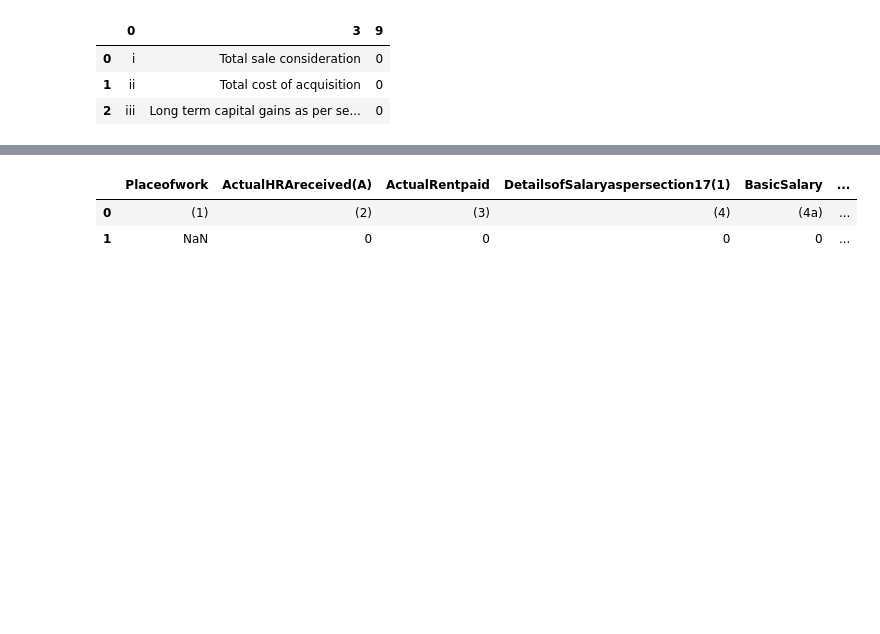
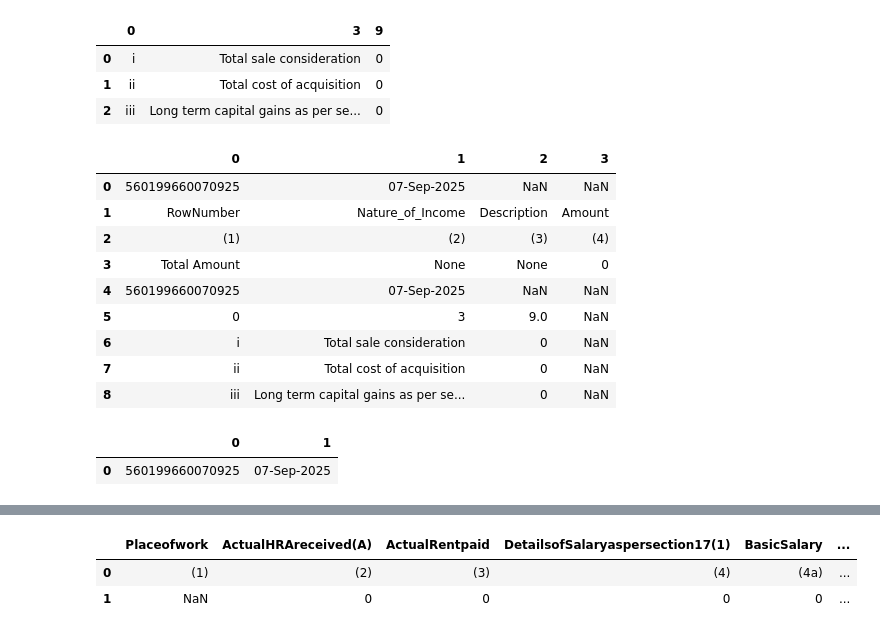
Before and after one commit to PlutoSenthil/fun-pdf-to-excel, a Jupyter notebook: main itr.ipynb, the cells around one changed output, grey strips where cells are left out. Drawn from its saved outputs; the diff is of its cells as text; code cells hidden in the pictures; blank space fills up the shorter version.

```diff
--- a/main itr.ipynb
+++ b/main itr.ipynb
@@ -83,6 +83,43 @@ display(df_LTCG112A)
 | 0 | i | Total sale consideration | 0 |
 | 1 | ii | Total cost of acquisition | 0 |
 | 2 | iii | Long term capital gains as per se... | 0 |
+# %%
+def header_to_data_row(df,hdr):
+    header_as_list = df.columns.tolist()
+    new_cols = list(range(len(header_as_list)))
+    header_row_df = pd.DataFrame([header_as_list], columns=new_cols)
+    df.columns = new_cols
+    hdr_row_df = pd.DataFrame([hdr], columns=list(range(len(hdr))))
+    df_processed = pd.concat([hdr_row_df,header_row_df], ignore_index=True)
+    df_processed = pd.concat([df_processed, df.copy()], ignore_index=True)
+    return df_processed
+
+df1 = pd.DataFrame({'Col_A': ['X1', 'X2'], 'Col_B': ['Y1', 'Y2'], 'Col_C': ['Z1', 'Z2']})
+df2 = pd.DataFrame({'Col_A': ['A3', 'A4'], 'Col_Y': ['B3', 'B4'], 'Col_Z': ['C3', 'C4'], 'Col_D': ['D3', 'D4']})
+
+hdr = [itr1.acknowledgement,itr1.dof]
+df_result1 = header_to_data_row(df_EXEMPT_INCOME,hdr)
+df_result2 = header_to_data_row(df_LTCG112A,hdr)
+
+df_final_combined = pd.concat([df_result1, df_result2], ignore_index=True)
+df_final_combined
+# print(df_final_combined.to_markdown(index=False))
+# %% [output]
+|  | 0 | 1 | 2 | 3 |
+| 0 | 560199660070925 | 07-Sep-2025 | NaN | NaN |
+| 1 | RowNumber | Nature_of_Income | Description | Amount |
+| 2 | (1) | (2) | (3) | (4) |
+| 3 | Total Amount | None | None | 0 |
+| 4 | 560199660070925 | 07-Sep-2025 | NaN | NaN |
+| 5 | 0 | 3 | 9.0 | NaN |
+| 6 | i | Total sale consideration | 0 | NaN |
+| 7 | ii | Total cost of acquisition | 0 | NaN |
+| 8 | iii | Long term capital gains as per se... | 0 | NaN |
+# %%
+header_row_df
+# %% [output]
+|  | 0 | 1 |
+| 0 | 560199660070925 | 07-Sep-2025 |
 # %%
 # df_PART_C= itr1.get_section("PART_C")
 # display(df_PART_C)
```
